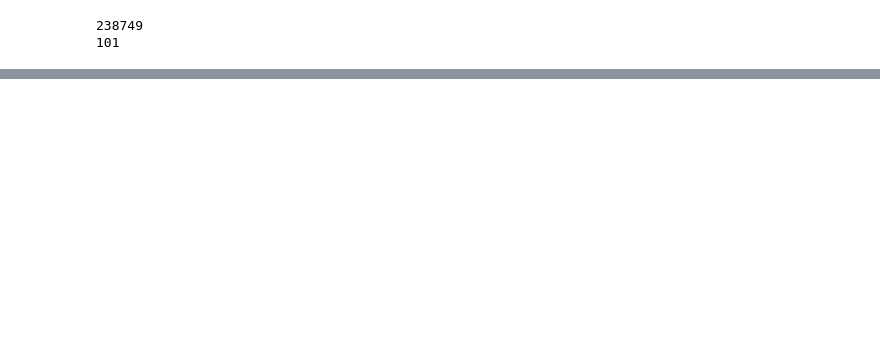
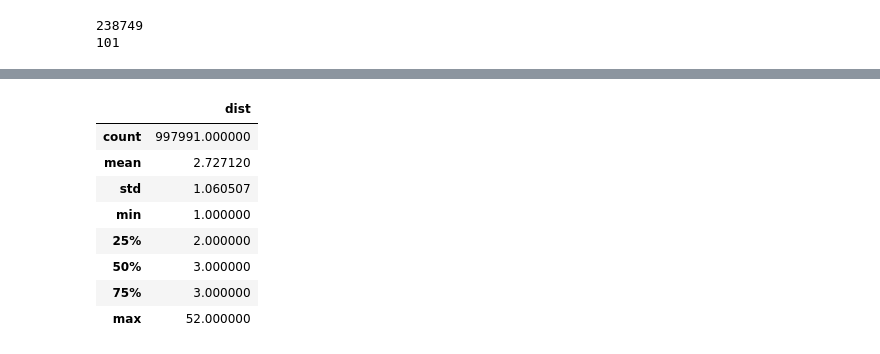
Before and after one commit to happygirlzt/six-degrees-of-separation-in-twitter, a Jupyter notebook: network_project.ipynb, the cells around one changed output, grey strips where cells are left out. Cells and saved outputs as stored; diff of their text form; code cells hidden in the pictures; blank space fills up the shorter version.

```diff
--- a/network_project.ipynb
+++ b/network_project.ipynb
@@ -163,0 +369,2 @@ node_names
+# %%
+shortest_dist_list = pd.read_csv('/content/drive/My Drive/shortest_dist.txt', names=['dist'], sep=" ", header=None)
@@ -164,3 +393,15 @@ node_names
+# %%
+shortest_dist_list.describe()
+# %% [output]
+|  | dist |
+| count | 997991.000000 |
+| mean | 2.727120 |
+| std | 1.060507 |
+| min | 1.000000 |
+| 25% | 2.000000 |
+| 50% | 3.000000 |
+| 75% | 3.000000 |
+| max | 52.000000 |
 # %%
 # Generate the edges
 start=time.time()
```
Also changed, not shown: parts of 65 cells of this notebook, 31 other files.
